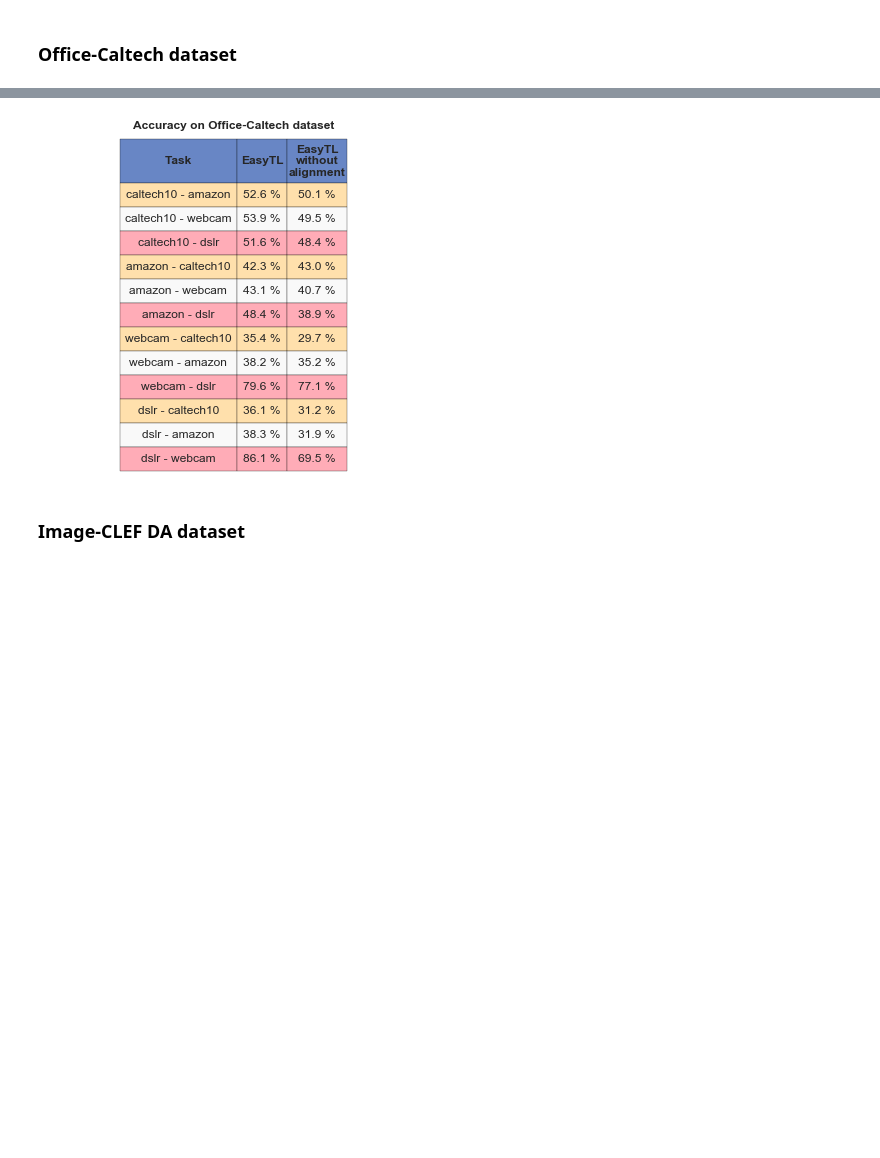
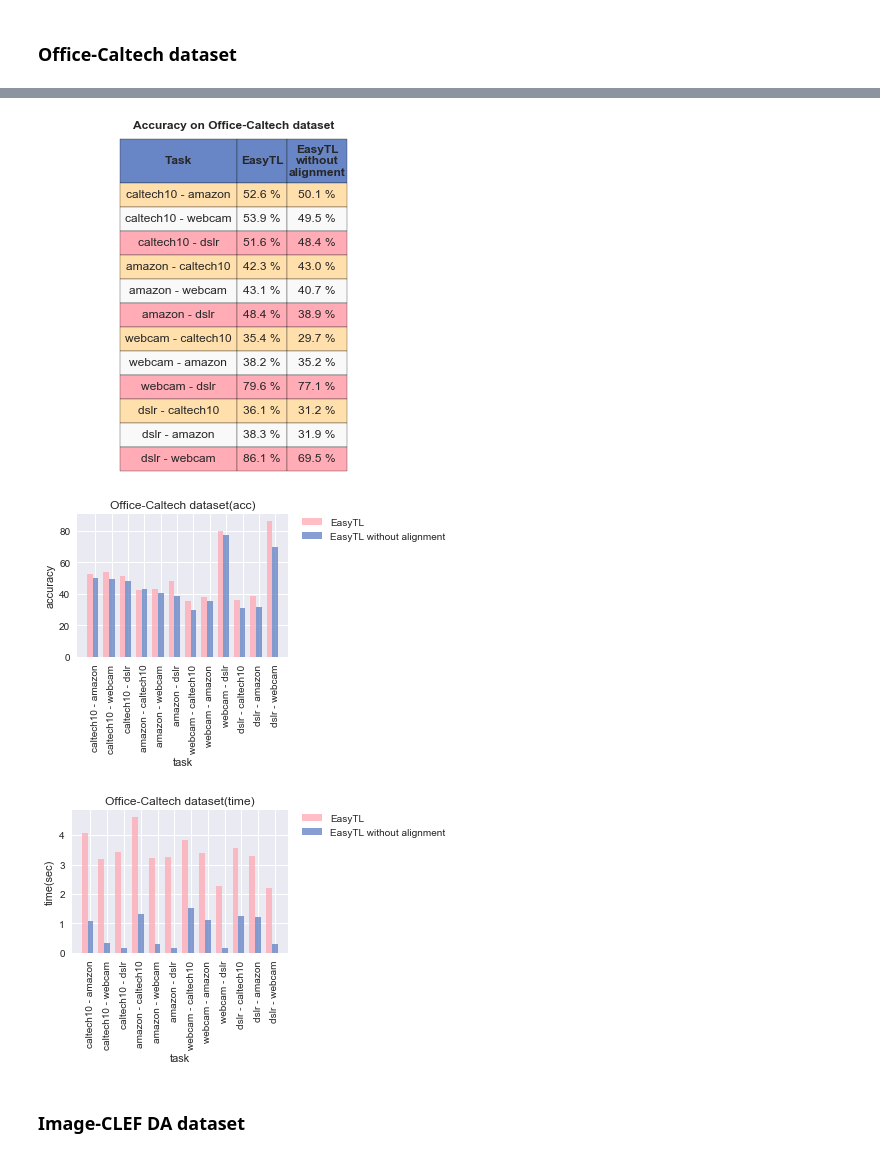
Before and after one commit to maryamhashemi/Transfer-Learning, a Jupyter notebook: phase3/EasyTL.ipynb, the cells around one changed output, grey strips where cells are left out. Saved outputs shown, nothing was run; the diff lists cells and outputs as text; code cells hidden in the pictures; blank space fills up the shorter version.

```diff
--- a/phase3/EasyTL.ipynb
+++ b/phase3/EasyTL.ipynb
@@ -393,44 +481,11 @@ EasyTL without alignment Acc: 69.5 %
-# %%
-df = pd.DataFrame({
-    'Task': task,
-    'EasyTL': EasyTL_Acc,
-    'EasyTL\nwithout\nalignment': EasyTL_without_alignment_Acc
-})[['Task', 'EasyTL', 'EasyTL\nwithout\nalignment']]
-
-table = plt.table(cellText=df.values,
-                  colWidths=[0.35, 0.15, 0.18],
-                  colLabels=df.columns,
-                  cellLoc='center',
-                  loc='upper center')
-table.auto_set_font_size(False)
-table.set_fontsize(12)
-table.scale(1, 2)
-
-for i in range(0, 3):
-    table[(0, i)].set_height(.2)
-    table[(0, i)].set_fontsize(12)
-    table[(0, i)].set_text_props(fontweight="bold")
-
-for i in range(len(task) + 1):
-    for j in range(0, 3):
-        if i == 0:
-            table[(i, j)].set_facecolor("#6886c5")
-        elif i % 3 == 0:
-            table[(i, j)].set_facecolor("#ffacb7")
-        elif i % 3 == 1:
-            table[(i, j)].set_facecolor("#ffe0ac")
-        else:
-            table[(i, j)].set_facecolor("#f9f9f9")
-
-title = 'Accuracy on Office-Caltech dataset'
-plt.title(title, fontweight="bold")
-plt.axis('off')
-
-plt.savefig(title + '.jpg', bbox_inches="tight", dpi=300)
-
-plt.show()
-# %% [output]
-[figure, removed]
+# %%
+plot_result_table(task, EasyTL_Acc, EasyTL_without_alignment_Acc, 'Accuracy on Office-Caltech dataset')
+plot_bar_chart(task, EasyTL_Acc, EasyTL_without_alignment_Acc, 'Office-Caltech dataset(acc)')
+plot_bar_chart(task, EasyTL_time, EasyTL_without_alignment_time, 'Office-Caltech dataset(time)', False)
+# %% [output]
+[figure, added]
+[figure, added]
+[figure, added]
 # %% [markdown]
 ### Image-CLEF DA dataset
 # %%
```
Also changed, not shown: parts of 14 cells of this notebook.
